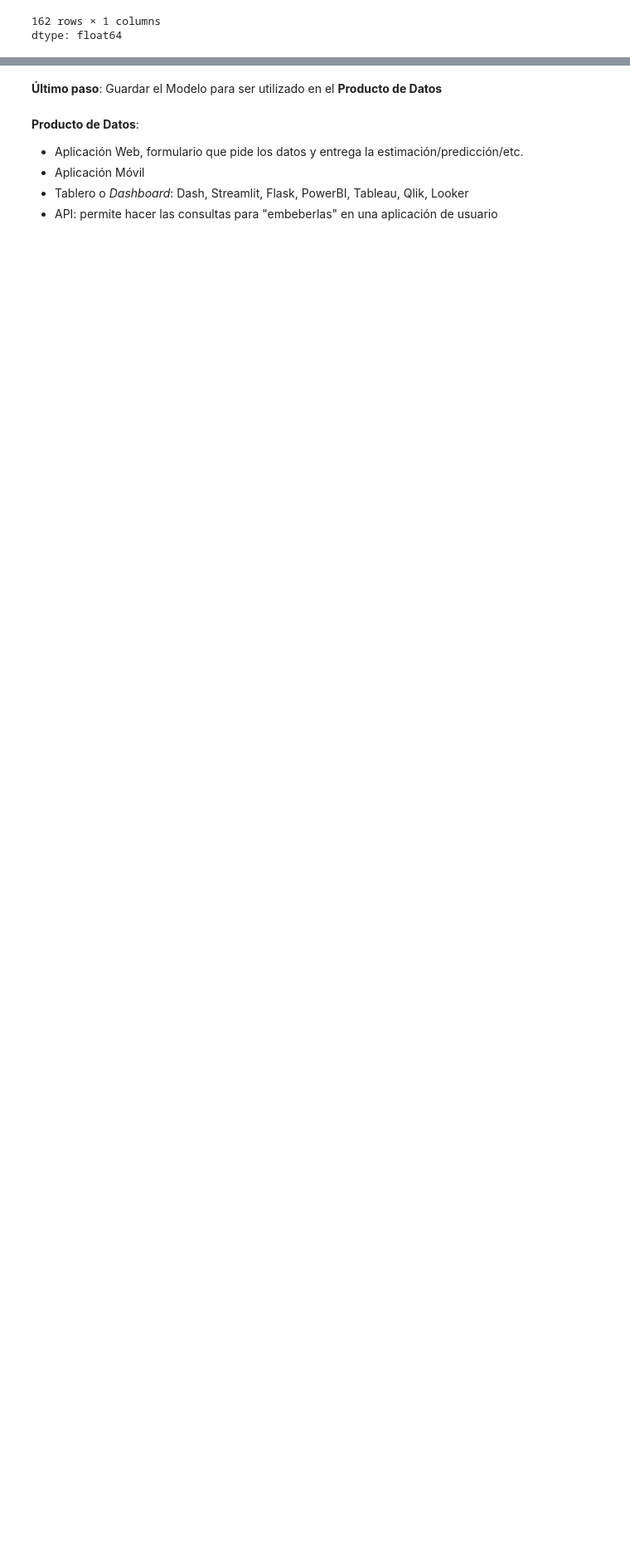
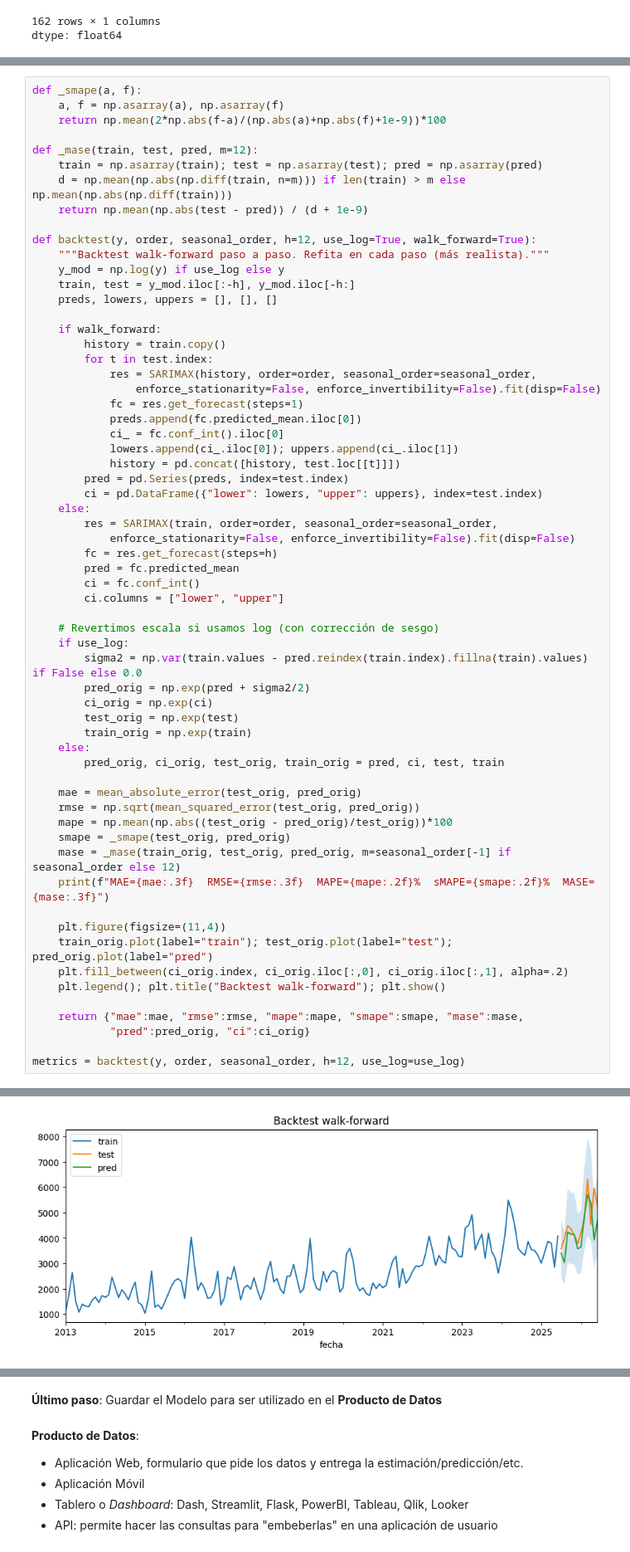
Before and after one commit to daniel-barona/proyecto_ciencia_datos, a Jupyter notebook: src/04_modelo.ipynb, the cells around one changed output, grey strips where cells are left out. Shown at 83% size. Cells and saved outputs as stored; diff of their text form; blank space fills up the shorter version.

```diff
--- a/src/04_modelo.ipynb
+++ b/src/04_modelo.ipynb
@@ -310,0 +513,63 @@ dtype: float64
+# %%
+def _smape(a, f):
+    a, f = np.asarray(a), np.asarray(f)
+    return np.mean(2*np.abs(f-a)/(np.abs(a)+np.abs(f)+1e-9))*100
+
+def _mase(train, test, pred, m=12):
+    train = np.asarray(train); test = np.asarray(test); pred = np.asarray(pred)
+    d = np.mean(np.abs(np.diff(train, n=m))) if len(train) > m else np.mean(np.abs(np.diff(train)))
+    return np.mean(np.abs(test - pred)) / (d + 1e-9)
+
+def backtest(y, order, seasonal_order, h=12, use_log=True, walk_forward=True):
+    """Backtest walk-forward paso a paso. Refita en cada paso (más realista)."""
+    y_mod = np.log(y) if use_log else y
+    train, test = y_mod.iloc[:-h], y_mod.iloc[-h:]
+    preds, lowers, uppers = [], [], []
+
+    if walk_forward:
+        history = train.copy()
+        for t in test.index:
+            res = SARIMAX(history, order=order, seasonal_order=seasonal_order,
+                enforce_stationarity=False, enforce_invertibility=False).fit(disp=False)
+            fc = res.get_forecast(steps=1)
+            preds.append(fc.predicted_mean.iloc[0])
+            ci_ = fc.conf_int().iloc[0]
+            lowers.append(ci_.iloc[0]); uppers.append(ci_.iloc[1])
+            history = pd.concat([history, test.loc[[t]]])
+        pred = pd.Series(preds, index=test.index)
+        ci = pd.DataFrame({"lower": lowers, "upper": uppers}, index=test.index)
+    else:
+        res = SARIMAX(train, order=order, seasonal_order=seasonal_order,
+            enforce_stationarity=False, enforce_invertibility=False).fit(disp=False)
+        fc = res.get_forecast(steps=h)
+        pred = fc.predicted_mean
+        ci = fc.conf_int()
+        ci.columns = ["lower", "upper"]
+
+    # Revertimos escala si usamos log (con corrección de sesgo)
+    if use_log:
+        sigma2 = np.var(train.values - pred.reindex(train.index).fillna(train).values) if False else 0.0
+        pred_orig = np.exp(pred + sigma2/2)
+        ci_orig = np.exp(ci)
+        test_orig = np.exp(test)
+        train_orig = np.exp(train)
+    else:
+        pred_orig, ci_orig, test_orig, train_orig = pred, ci, test, train
+
+    mae = mean_absolute_error(test_orig, pred_orig)
+    rmse = np.sqrt(mean_squared_error(test_orig, pred_orig))
+    mape = np.mean(np.abs((test_orig - pred_orig)/test_orig))*100
+    smape = _smape(test_orig, pred_orig)
+    mase = _mase(train_orig, test_orig, pred_orig, m=seasonal_order[-1] if seasonal_order else 12)
+    print(f"MAE={mae:.3f}  RMSE={rmse:.3f}  MAPE={mape:.2f}%  sMAPE={smape:.2f}%  MASE={mase:.3f}")
+
+    plt.figure(figsize=(11,4))
+    train_orig.plot(label="train"); test_orig.plot(label="test"); pred_orig.plot(label="pred")
+    plt.fill_between(ci_orig.index, ci_orig.iloc[:,0], ci_orig.iloc[:,1], alpha=.2)
+    plt.legend(); plt.title("Backtest walk-forward"); plt.show()
+
+    return {"mae":mae, "rmse":rmse, "mape":mape, "smape":smape, "mase":mase,
+            "pred":pred_orig, "ci":ci_orig}
+
+metrics = backtest(y, order, seasonal_order, h=12, use_log=use_log)
+# %% [output]
@@ -310,0 +577 @@ dtype: float64
+[figure, added]
```
Also changed, not shown: parts of 22 cells of this notebook.
